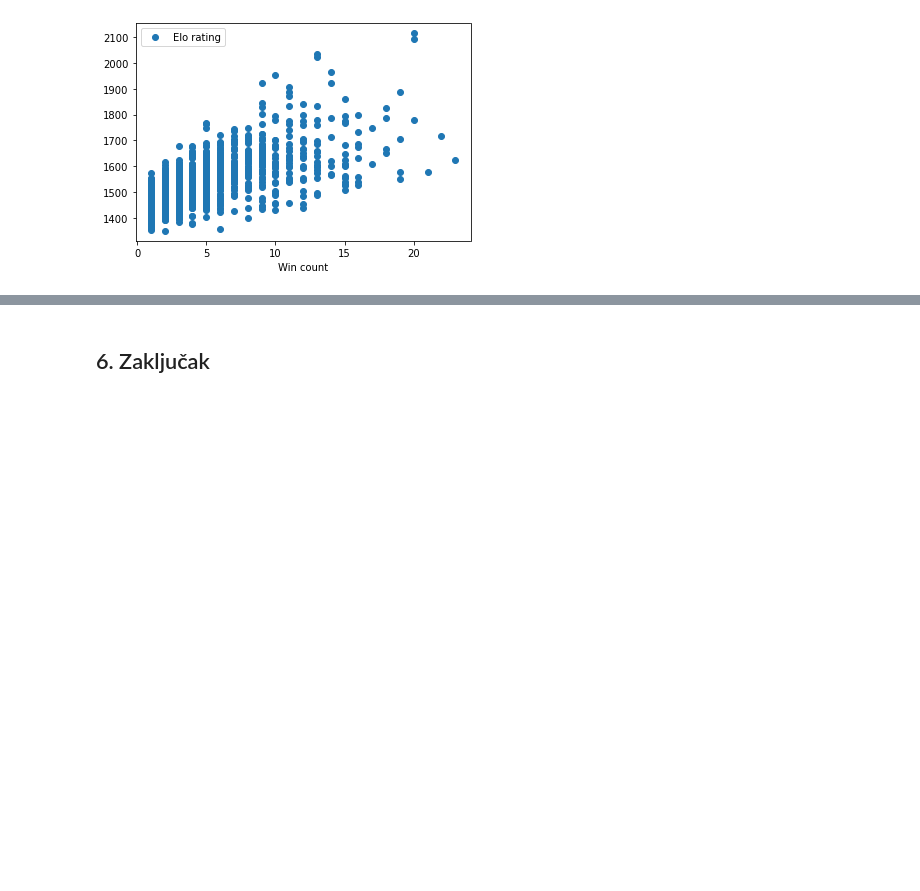
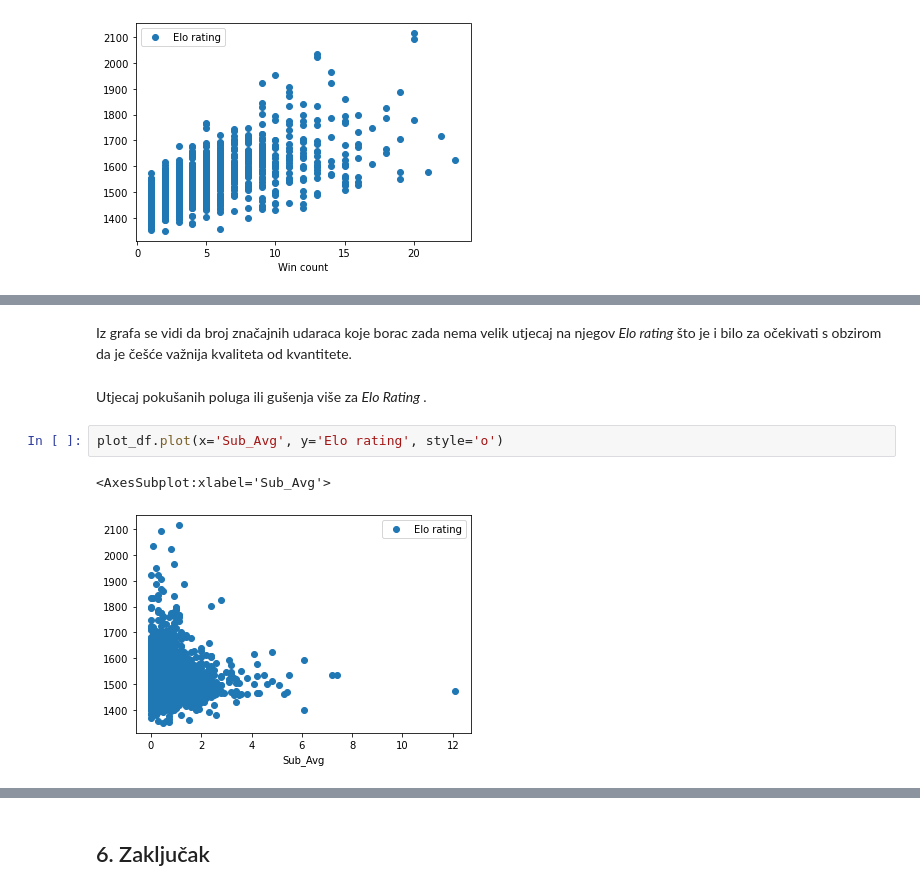
Before and after one commit to basioli-k/Elo-rating-for-UFC, a Jupyter notebook: Elo for UFC.ipynb, the cells around one changed output, grey strips where cells are left out. Cells and saved outputs as stored; diff of their text form; blank space fills up the shorter version.

```diff
--- a/Elo for UFC.ipynb
+++ b/Elo for UFC.ipynb
@@ -433,0 +465,9 @@ plot_df.plot(x='Win count', y='Elo rating', style='o')
+# %% [markdown]
+Iz grafa se vidi da broj značajnih udaraca koje borac zada nema velik utjecaj na njegov <i> Elo rating </i> što je i bilo za očekivati s obzirom da je češće važnija kvaliteta od kvantitete.
+# %% [markdown]
+Utjecaj pokušanih poluga ili gušenja više za <i> Elo Rating </i>.
+# %%
+plot_df.plot(x='Sub_Avg', y='Elo rating', style='o')
+# %% [output]
+<AxesSubplot:xlabel='Sub_Avg'>
+[figure, added]
```
Also changed, not shown: parts of 39 cells of this notebook.
